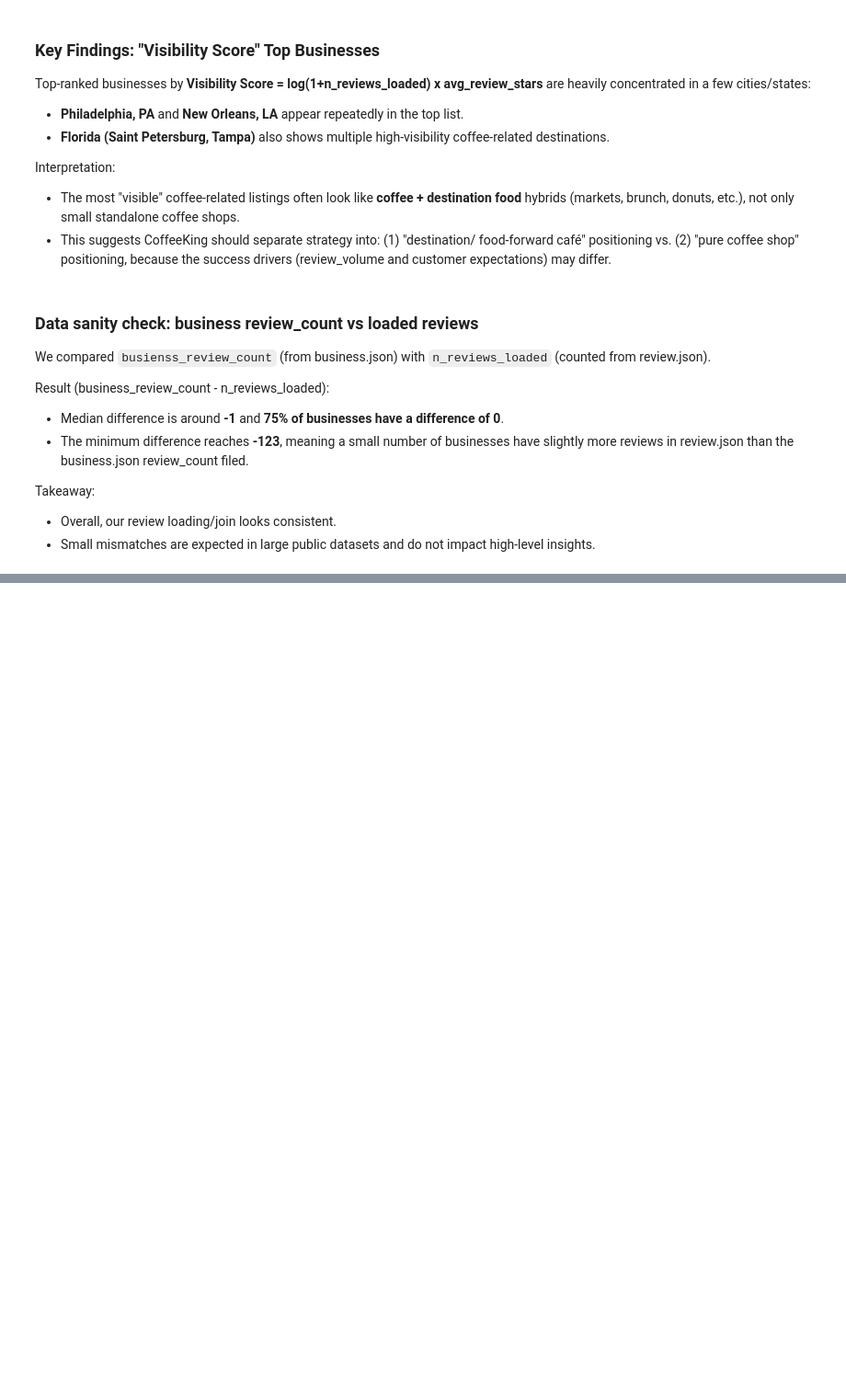
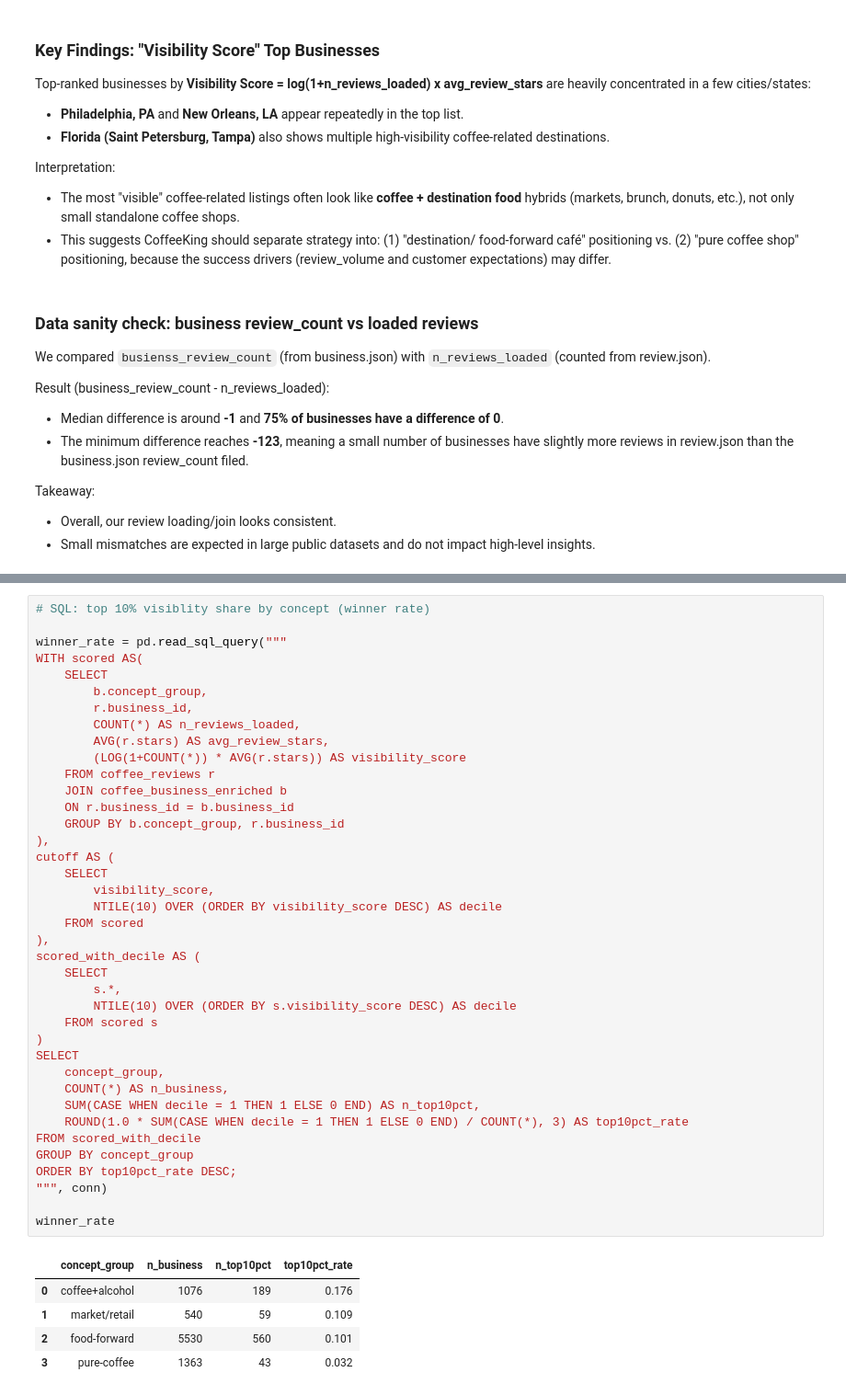
Before and after one commit to nancy1404/Coffeeking-Yelp, a Jupyter notebook: notebooks/02_build_sqlite_db.ipynb, the cells around one changed output, grey strips where cells are left out. Shown at 92% size. Cells and saved outputs as stored; diff of their text form; blank space fills up the shorter version.

```diff
--- a/notebooks/02_build_sqlite_db.ipynb
+++ b/notebooks/02_build_sqlite_db.ipynb
@@ -380,0 +511,45 @@ Takeaway:
+# %%
+# SQL: top 10% visiblity share by concept (winner rate)
+
+winner_rate = pd.read_sql_query("""
+WITH scored AS(
+    SELECT
+        b.concept_group,
+        r.business_id,
+        COUNT(*) AS n_reviews_loaded,
+        AVG(r.stars) AS avg_review_stars,
+        (LOG(1+COUNT(*)) * AVG(r.stars)) AS visibility_score
+    FROM coffee_reviews r
+    JOIN coffee_business_enriched b
+    ON r.business_id = b.business_id
+    GROUP BY b.concept_group, r.business_id
+),
+cutoff AS (
+    SELECT
+        visibility_score,
+        NTILE(10) OVER (ORDER BY visibility_score DESC) AS decile
+    FROM scored
+),
+scored_with_decile AS (
+    SELECT
+        s.*,
+        NTILE(10) OVER (ORDER BY s.visibility_score DESC) AS decile
+    FROM scored s
+)
+SELECT
+    concept_group,
+    COUNT(*) AS n_business,
+    SUM(CASE WHEN decile = 1 THEN 1 ELSE 0 END) AS n_top10pct,
+    ROUND(1.0 * SUM(CASE WHEN decile = 1 THEN 1 ELSE 0 END) / COUNT(*), 3) AS top10pct_rate
+FROM scored_with_decile
+GROUP BY concept_group
+ORDER BY top10pct_rate DESC;
+""", conn)
+
+winner_rate
+# %% [output]
+|  | concept_group | n_business | n_top10pct | top10pct_rate |
+| 0 | coffee+alcohol | 1076 | 189 | 0.176 |
+| 1 | market/retail | 540 | 59 | 0.109 |
+| 2 | food-forward | 5530 | 560 | 0.101 |
+| 3 | pure-coffee | 1363 | 43 | 0.032 |
```
Also changed, not shown: parts of 8 cells of this notebook.
